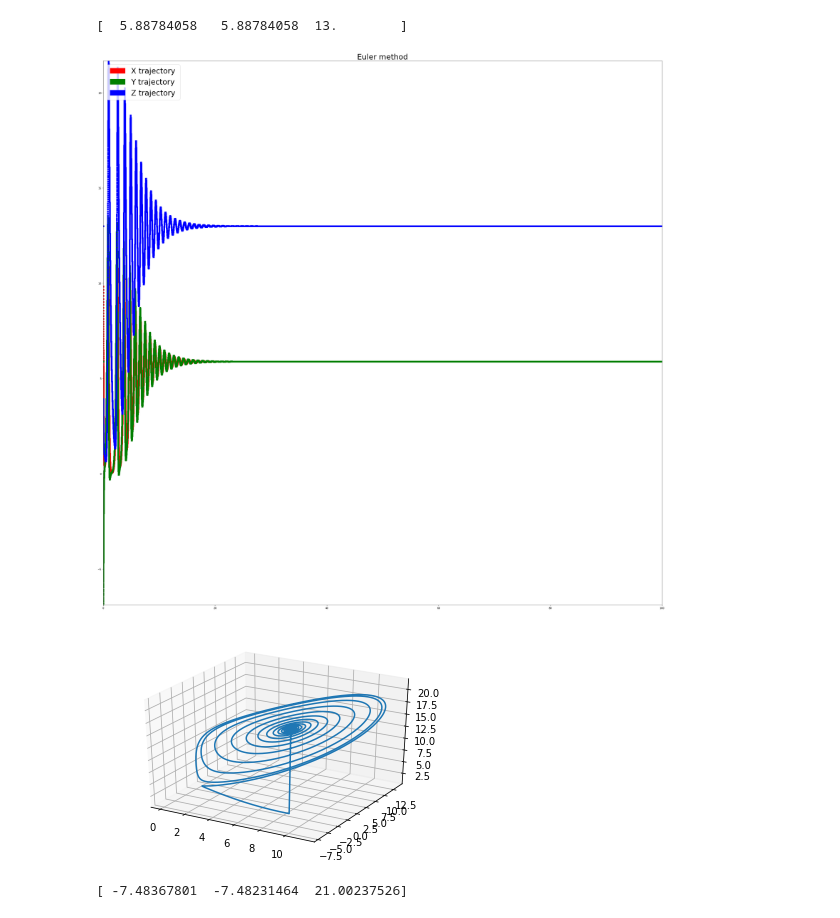
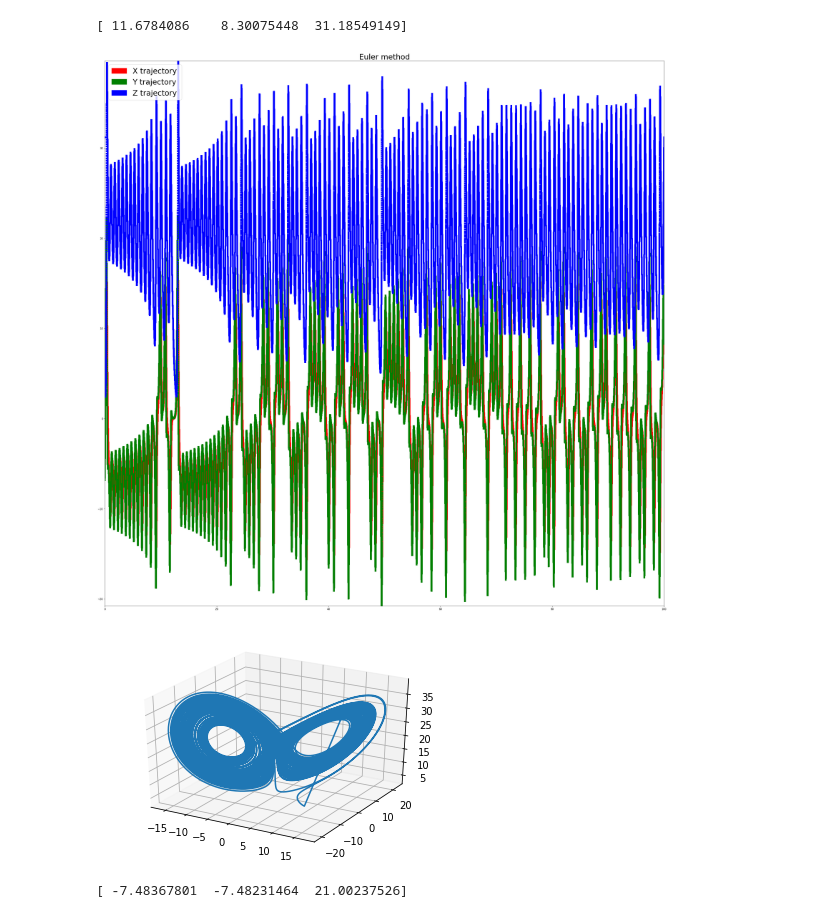
Before and after one commit to burakov28/CP-homeworks, a Jupyter notebook: LorentzSystem.ipynb, the cells around one changed output. Saved outputs shown, nothing was run; the diff lists cells and outputs as text; code cells hidden in the pictures.

```diff
--- a/LorentzSystem.ipynb
+++ b/LorentzSystem.ipynb
@@ -50,6 +50,7 @@ def plot_graphs(method_name, method, start_x, r, t_a=0, t_b=100, dt=0.001):
     fun = lambda vec: lorenz_fun(r, vec)
     ts, points = method(start_x, r, fun, t_a, t_b, dt)
     print(points[-1])
+    np.savetxt("Debug/Content/data.csv", points, delimiter=' ')
     plot_projections(ts, points, method_name)
     plot3D(points, method_name)
 # %%
@@ -68,13 +69,13 @@ def euler_method(start_x, r, fun=None, t_a=0, t_b=100, dt=0.001):
     return (np.array(ts), np.array(way))
 # %%
 plot_graphs(method_name = "Euler method",
-            method = euler_method,
+            method = euler_methodthod,
             start_x = [10.0, -7.0, 4.0],
-            r = 14)
+            r = 24)
 # %% [output]
-[  5.88784058   5.88784058  13.        ]
+[ 11.6784086    8.30075448  31.18549149]
-[figure, old version]
+[figure, new version]
-[figure, old version]
+[figure, new version]
 # %%
 def runge_kutta_method(start_x, r, fun=None, t_a=0, t_b=100, dt=0.001):
     if fun is None:
```
Also changed, not shown: 15 other files.
